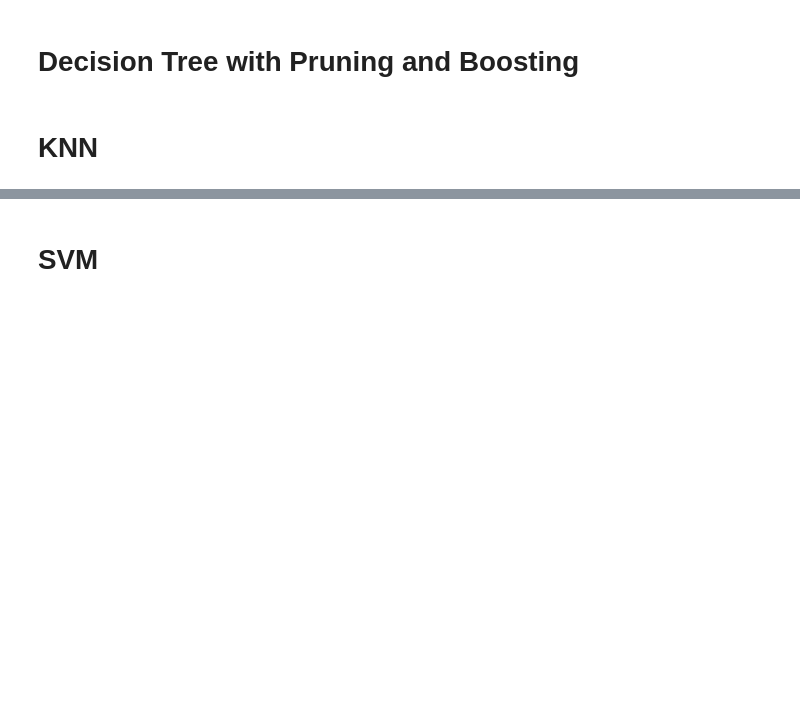
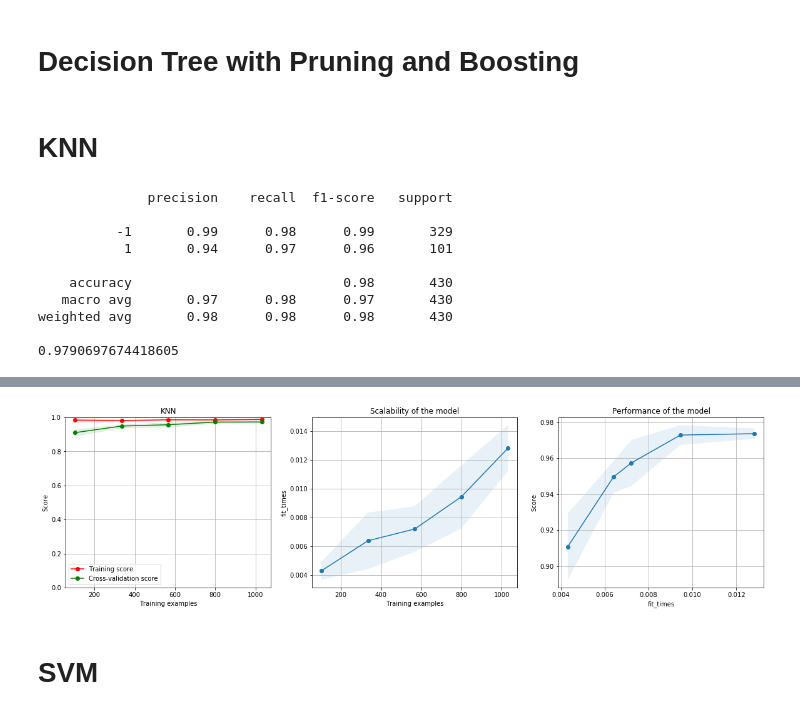
Before and after one commit to pparr/ml-supervised-learning, a Jupyter notebook: supervised_learning_parrott.ipynb, the cells around one changed output, grey strips where cells are left out. Cells and saved outputs as stored; diff of their text form; code cells hidden in the pictures; blank space fills up the shorter version.

```diff
--- a/supervised_learning_parrott.ipynb
+++ b/supervised_learning_parrott.ipynb
@@ -199,3 +211,26 @@ graph.render('dtree_render',view=True)
 # Decision Tree with Pruning and Boosting
 # %% [markdown]
 # KNN
+# %%
+neigh = KNeighborsClassifier(n_neighbors=3)
+neigh.fit(x_train, y_train)
+predict_knn = neigh.predict(x_test)
+
+
+# how did we do? Comparing y_test and predicted values
+print(classification_report(y_test, predict_knn,zero_division=1))
+
+print(accuracy_score(y_test, predict_knn))
+
+plot_learning_curve(neigh, "KNN",x_train, y_train, ylim=[0,1])
+# %% [output]
+              precision    recall  f1-score   support
+
+          -1       0.99      0.98      0.99       329
+           1       0.94      0.97      0.96       101
+
+    accuracy                           0.98       430
+   macro avg       0.97      0.98      0.97       430
+weighted avg       0.98      0.98      0.98       430
+
+0.9790697674418605
@@ -202,2 +238,3 @@ graph.render('dtree_render',view=True)
+[figure, added]
 # %% [markdown]
 # SVM
```
Also changed, not shown: parts of 5 cells of this notebook.
